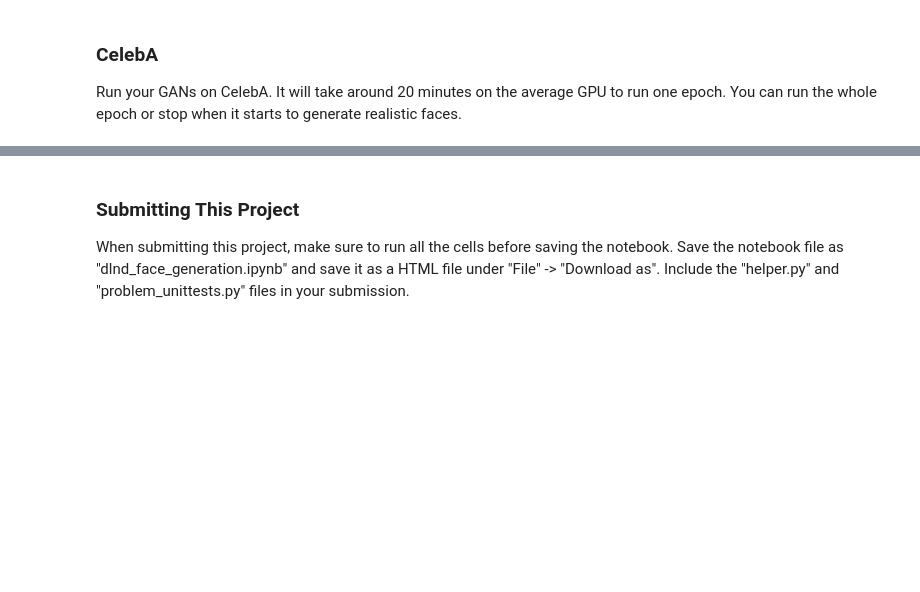
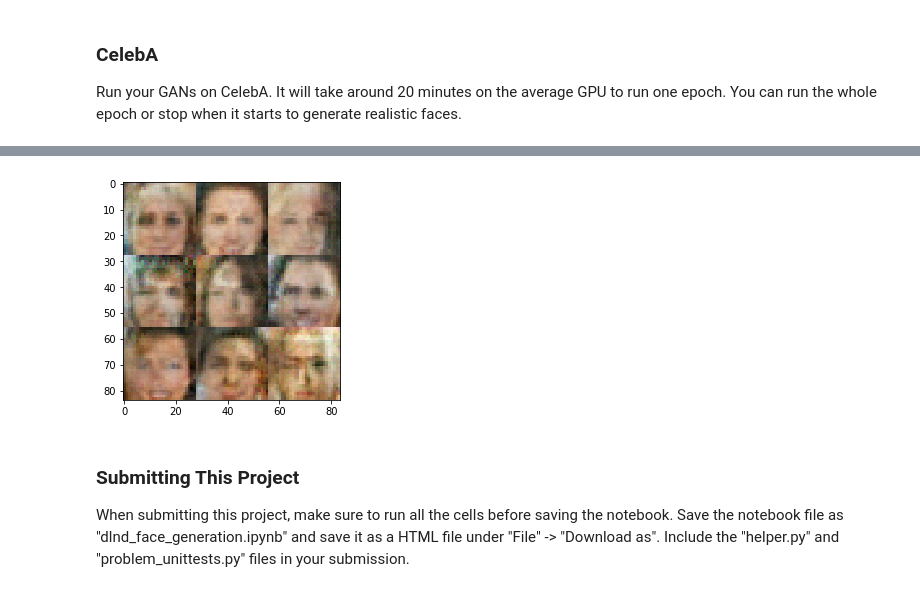
Before and after one commit to hidehiro98/deep-learning, a Jupyter notebook: face_generation/dlnd_face_generation.ipynb, the cells around one changed output, grey strips where cells are left out. Cells and saved outputs as stored; diff of their text form; code cells hidden in the pictures; blank space fills up the shorter version.

```diff
--- a/face_generation/dlnd_face_generation.ipynb
+++ b/face_generation/dlnd_face_generation.ipynb
@@ -420,10 +430,10 @@ KeyboardInterrupt:
 ### CelebA
 Run your GANs on CelebA.  It will take around 20 minutes on the average GPU to run one epoch.  You can run the whole epoch or stop when it starts to generate realistic faces.
 # %%
-batch_size = None
-z_dim = None
-learning_rate = None
-beta1 = None
+batch_size = 128
+z_dim = 150
+learning_rate = 0.002
+beta1 = 0.5
 
 
 """
@@ -435,3 +445,4 @@ celeba_dataset = helper.Dataset('celeba', glob(os.path.join(data_dir, 'img_align
 with tf.Graph().as_default():
     train(epochs, batch_size, z_dim, learning_rate, beta1, celeba_dataset.get_batches,
           celeba_dataset.shape, celeba_dataset.image_mode)
+# %% [output]
@@ -438,3 +464,4 @@ with tf.Graph().as_default():
+[figure, added]
 # %% [markdown]
 ### Submitting This Project
 When submitting this project, make sure to run all the cells before saving the notebook. Save the notebook file as "dlnd_face_generation.ipynb" and save it as a HTML file under "File" -> "Download as". Include the "helper.py" and "problem_unittests.py" files in your submission.
```
Also changed, not shown: parts of 9 cells of this notebook.
